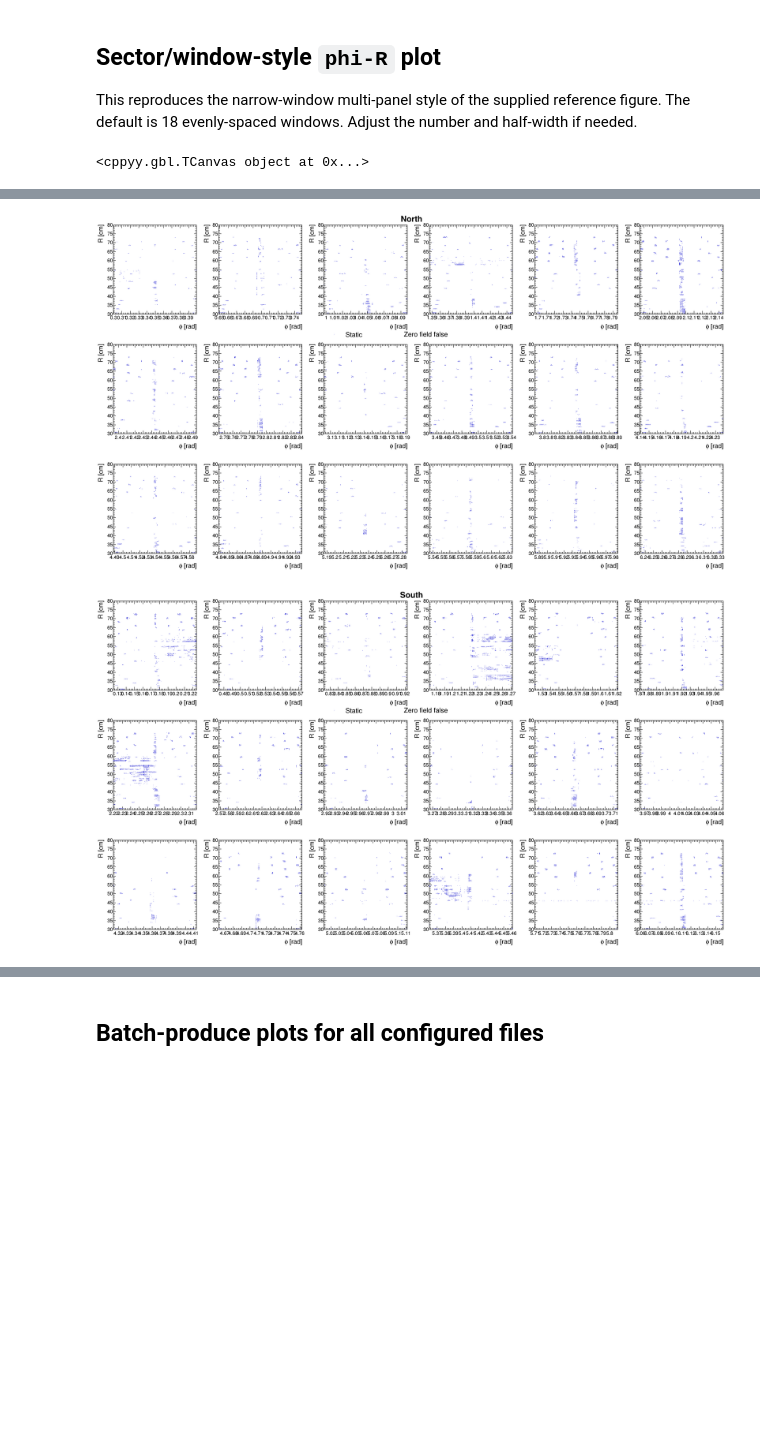
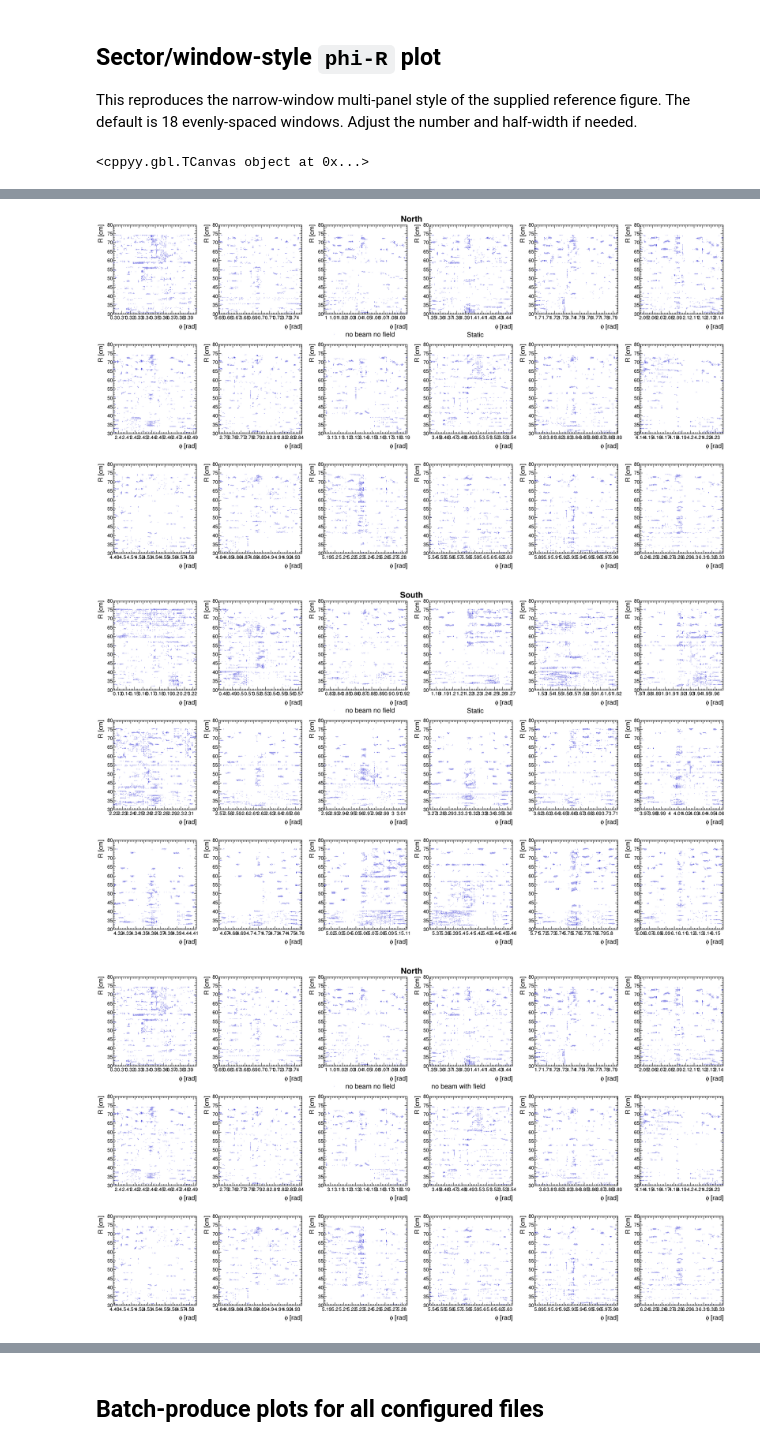
Before and after one commit to mcyoren/sPHENIX_tracking, a Jupyter notebook: cm/CM_Laser_Lamination_Comparison.ipynb, the cells around one changed output, grey strips where cells are left out. Drawn from its saved outputs; the diff is of its cells as text; code cells hidden in the pictures; blank space fills up the shorter version.

```diff
--- a/cm/CM_Laser_Lamination_Comparison.ipynb
+++ b/cm/CM_Laser_Lamination_Comparison.ipynb
@@ -66,14 +66,14 @@ Output directory: /home/yoren/yumvd.Yandex.Disk/Yura/sPHENIX/tracking/cm/plots
 Edit this dictionary as more runs are produced.
 # %%
 FILE_CONFIGS = {
-    "no beam no field": "LaserClusterGarfieldPropagation-00078242_nobeam_nofield_1p8_0_0p0_m120_rot.root",#LaserClusterGarfieldPropagation-00078242_zerofield_radialdriftcomponent LaserClusterGarfieldPropagation-00078242_nobeam_nofield_1p8_0_0p0_m120_rot
-    "Zero field false": "LaserClusterGarfieldPropagation-00083319_ifc_nobeam_field_1p8_0_0p0_m120_rot.root",
-    "Static": "LaserClusterGarfieldPropagation-00075073_nobeam_field_1p8_0_0p0_m120_rot.root",# LaserClusterGarfieldPropagation-00083319_nobeam_field_1p8_0_0p0_m120_rot LaserClusterGarfieldPropagation-00075073_nobeam_field_1p8_0_0p0_m120_rot LaserClusterGarfieldPropagation-00083319_nobeam1
+    "no beam no field": "LaserClusterGarfieldPropagation-00078242_iofc_nm111_nobeam_field_1p8_0_0p0_m120_rot.root",#00078242_zerofield_radialdriftcomponent 00078242_nobeam_nofield_1p8_0_0p0_m120_rot 00078242_iofc_nm111_nobeam_field_1p8_0_0p0_m120_rot
+    "no beam with field": "LaserClusterGarfieldPropagation-00083319_iofc_nm111_nobeam_field_1p8_0_0p0_m120_rot.root",#00083319_nobeam_field_1p8_0_0p0_m120_rot 00083319_ifc_nobeam_field_1p8_0_0p0_m120_rot 00083319_ifc_nm111_nobeam_field_1p8_0_0p0_m120_rot
+    "Static": "LaserClusterGarfieldPropagation-00075073_nobeam_field_1p8_0_0p0_m120_rot.root",# 00083319_nobeam_field_1p8_0_0p0_m120_rot 00075073_nobeam_field_1p8_0_0p0_m120_rot 00083319_nobeam1
     "Static 2D": "LaserClusterGarfieldPropagation-00079513_test2d_1p23_1p0_1p6.root",
     "3D": "LaserClusterGarfieldPropagation-00079513_test3d_1p8_0p9_1p5.root",
-    "3D + frames": "LaserClusterGarfieldPropagation-00079513_ifc_1p8_1p5_1p5_m120_rot.root",#LaserClusterGarfieldPropagation-00079513_test3d_1p8_0p9_1p5_m120_rot1 LaserClusterGarfieldPropagation-00079513_ifc_1p8_1p5_1p5_m120_rot
-    "Lower Lum": "LaserClusterGarfieldPropagation-00079516_test3d_1p8_0p9_1p6_m120_rot.root",
-    "Higher Lum": "LaserClusterGarfieldPropagation-00079507_test3d_1p8_0p9_1p6_m120_rot.root",
+    "3D + frames": "LaserClusterGarfieldPropagation-00079513_iofc_nm111_s2p0_1p5_1p5_m120_rot.root",#00079513_test3d_1p8_0p9_1p5_m120_rot1 00079513_ifc_1p8_1p5_1p5_m120_rot 00079513_ifc_nm111_1p8_1p5_1p5_m120_rot 00079513_iofc_nm111_1p8_1p5_1p5_m120_rot
+    "Lower Lum": "LaserClusterGarfieldPropagation-00079516_test3d_1p8_0p9_1p6_m120_rot.root",#00079513_iofc_nm111_12p0_1p5_1p5_m120_rot
+    "Higher Lum": "LaserClusterGarfieldPropagation-00079513_iofc_nm111_12p0_1p5_1p5_m120_rot.root",
 }
 FILE_CONFIGS = {label: INPUT_DIR / name for label, name in FILE_CONFIGS.items()}
 
@@ -991,14 +991,16 @@ compare_sector_windows(["no beam no field", "3D + frames"], side="North")
 compare_sector_windows(["no beam no field", "3D + frames"], side="South")
 #compare_sector_windows(["Lower Lum", "3D + frames"], side="North")
 #compare_sector_windows(["Lower Lum", "3D + frames"], side="South")
-#compare_sector_windows(["Higher Lum", "Lower Lum"], side="North")
-#compare_sector_windows(["Higher Lum", "Lower Lum"], side="South")
+compare_sector_windows(["Higher Lum", "3D + frames"], side="North")
+compare_sector_windows(["Higher Lum", "3D + frames"], side="South")
 compare_sector_windows(["no beam no field", "Static"], side="North")
 compare_sector_windows(["no beam no field", "Static"], side="South")
 #compare_sector_windows(["Static 2D", "3D + frames"], side="North")
 #compare_sector_windows(["Static 2D", "3D + frames"], side="South")
-compare_sector_windows(["Static", "Zero field false"], side="North")
-compare_sector_windows(["Static", "Zero field false"], side="South")
+compare_sector_windows(["no beam no field", "no beam with field"], side="North")
+compare_sector_windows(["no beam no field", "no beam with field"], side="South")
+compare_sector_windows(["Static", "no beam with field"], side="North")
+compare_sector_windows(["Static", "no beam with field"], side="South")
 # %% [output]
 <cppyy.gbl.TCanvas object at 0x...>
 Info in <TCanvas::Print>: pdf file plots/sector_compare_no_beam_no_field_vs_3D_frames_North_garfield.pdf has been created
@@ -1014,2 +1020,3 @@ Info in <TCanvas::Print>: pdf file plots/sector_compare_Static_vs_Zero_field_fal
-[figure, old version]
+[figure, new version]
-[figure, old version]
+[figure, new version]
+[figure, added]
```
Also changed, not shown: parts of 4 cells of this notebook, 6 other files.
